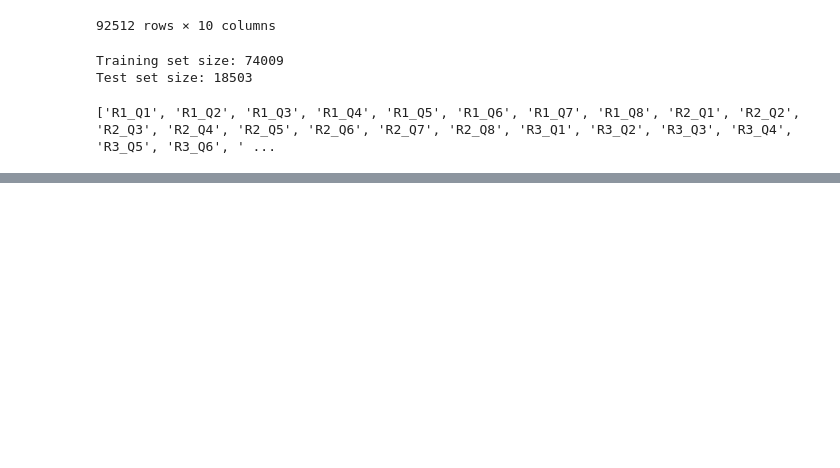
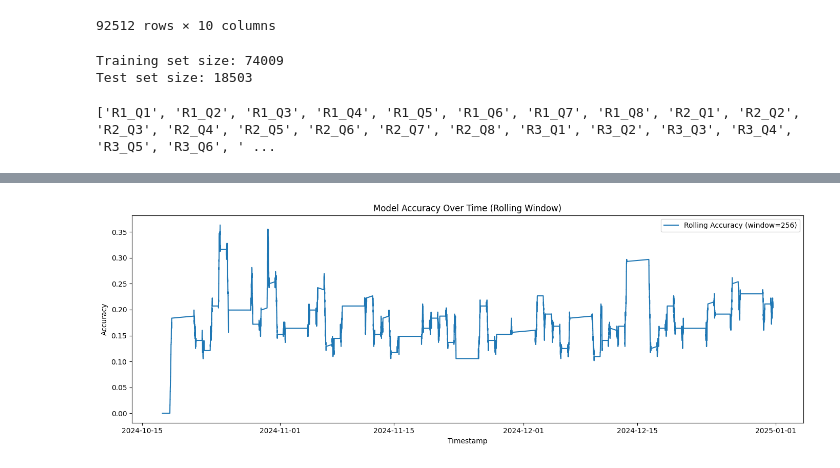
Before and after one commit to williserdman/fin_transformer, a Jupyter notebook: data_prep.ipynb, the cells around one changed output, grey strips where cells are left out. Cells and saved outputs as stored; diff of their text form; code cells hidden in the pictures; blank space fills up the shorter version.

Commit message:
trained tiny model with 45% 3-class accuracy

```diff
--- a/data_prep.ipynb
+++ b/data_prep.ipynb
@@ -156,0 +176,27 @@ print(vocab)
+# %%
+import torch
+
+# Load your custom model architecture and utility functions
+from model import TransformerModel, encode, decode, device, block_size  # adjust imports as needed
+
+# Initialize the model
+transformer_model = TransformerModel()
+
+# Load the fine-tuned model weights
+transformer_model.load_state_dict(torch.load("fin_transformer_model.pth", map_location=device))
+transformer_model.eval()
+
+# Generate predictions for each sequence in cnn_sim_sequences
+predicted_classes = []
+for seq in cnn_sim_sequences:
+    if None in seq:
+        predicted_classes.append(None)
+        continue
+    input_ids = encode(seq)
+    input_ids = torch.tensor(input_ids, dtype=torch.long).unsqueeze(0)
+    output = decode(transformer_model.generate(input_ids, max_new_tokens=1)[0].tolist())[-1]
+    predicted_classes.append(output)
+
+# Add predictions to df_test
+df_test = df_test.copy()
+df_test['cnn_sim_pred'] = predicted_classes
@@ -156,0 +254,20 @@ print(vocab)
+# %%
+import matplotlib.pyplot as plt
+
+# Ensure the DataFrame is sorted by timestamp
+df_test_sorted = df_test.sort_values('timestamp')
+
+# Compute rolling accuracy (window=500 for smoothing, adjust as needed)
+window_size = 256
+rolling_acc = (df_test_sorted['cnn_sim'] == df_test_sorted['cnn_sim_pred']).rolling(window=window_size, min_periods=1).mean()
+
+plt.figure(figsize=(14, 5))
+plt.plot(df_test_sorted['timestamp'], rolling_acc, label=f'Rolling Accuracy (window={window_size})')
+plt.xlabel('Timestamp')
+plt.ylabel('Accuracy')
+plt.title('Model Accuracy Over Time (Rolling Window)')
+plt.legend()
+plt.tight_layout()
+plt.show()
+# %% [output]
+[figure, added]
```
Also changed, not shown: parts of 5 cells of this notebook, 3 other files.
